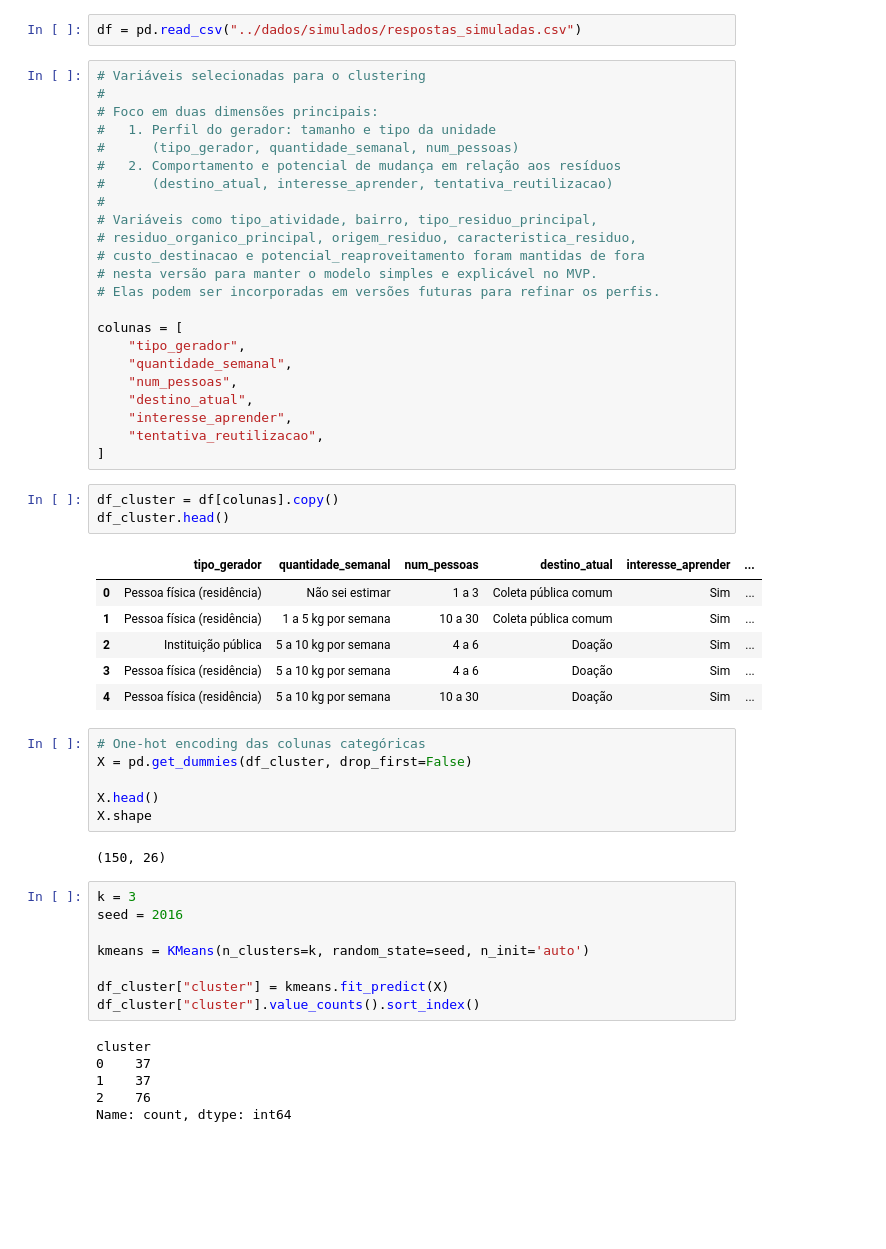
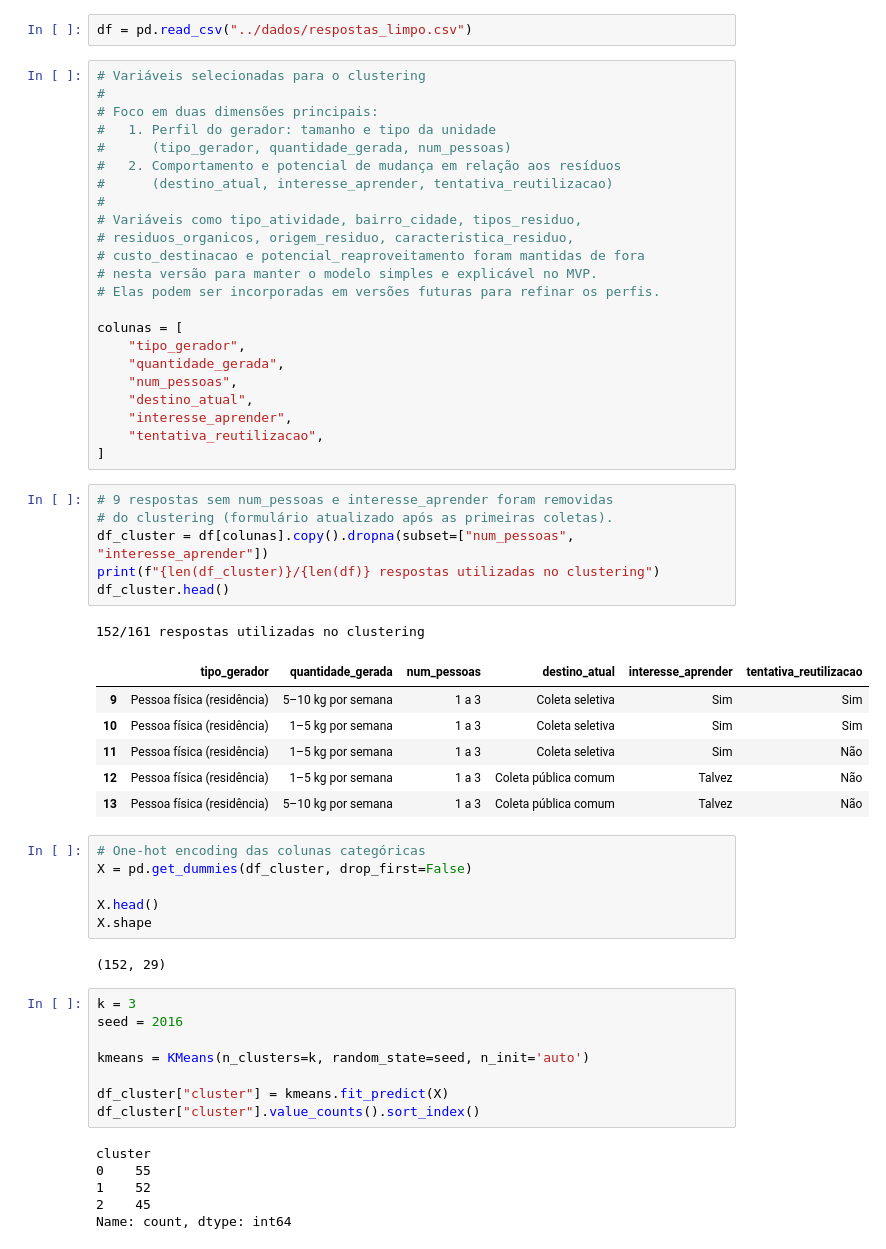
Before and after one commit to marcosconci1/residuos-chapeco-ml, a Jupyter notebook: notebooks/02_clusterizacao.ipynb, the cells around one changed output. Saved outputs shown, nothing was run; the diff lists cells and outputs as text; blank space fills up the shorter version.

```diff
--- a/notebooks/02_clusterizacao.ipynb
+++ b/notebooks/02_clusterizacao.ipynb
@@ -6,38 +20,42 @@ import matplotlib.pyplot as plt
 # %%
-df = pd.read_csv("../dados/simulados/respostas_simuladas.csv")
+df = pd.read_csv("../dados/respostas_limpo.csv")
 # %%
 # Variáveis selecionadas para o clustering
 #
 # Foco em duas dimensões principais:
 #   1. Perfil do gerador: tamanho e tipo da unidade
-#      (tipo_gerador, quantidade_semanal, num_pessoas)
+#      (tipo_gerador, quantidade_gerada, num_pessoas)
 #   2. Comportamento e potencial de mudança em relação aos resíduos
 #      (destino_atual, interesse_aprender, tentativa_reutilizacao)
 #
-# Variáveis como tipo_atividade, bairro, tipo_residuo_principal,
-# residuo_organico_principal, origem_residuo, caracteristica_residuo,
+# Variáveis como tipo_atividade, bairro_cidade, tipos_residuo,
+# residuos_organicos, origem_residuo, caracteristica_residuo,
 # custo_destinacao e potencial_reaproveitamento foram mantidas de fora
 # nesta versão para manter o modelo simples e explicável no MVP.
 # Elas podem ser incorporadas em versões futuras para refinar os perfis.
 
 colunas = [
     "tipo_gerador",
-    "quantidade_semanal",
+    "quantidade_gerada",
     "num_pessoas",
     "destino_atual",
     "interesse_aprender",
     "tentativa_reutilizacao",
 ]
 # %%
-df_cluster = df[colunas].copy()
+# 9 respostas sem num_pessoas e interesse_aprender foram removidas
+# do clustering (formulário atualizado após as primeiras coletas).
+df_cluster = df[colunas].copy().dropna(subset=["num_pessoas", "interesse_aprender"])
+print(f"{len(df_cluster)}/{len(df)} respostas utilizadas no clustering")
 df_cluster.head()
 # %% [output]
+152/161 respostas utilizadas no clustering
-|  | tipo_gerador | quantidade_semanal | num_pessoas | destino_atual | interesse_aprender | ... |
-| 0 | Pessoa física (residência) | Não sei estimar | 1 a 3 | Coleta pública comum | Sim | ... |
-| 1 | Pessoa física (residência) | 1 a 5 kg por semana | 10 a 30 | Coleta pública comum | Sim | ... |
-| 2 | Instituição pública | 5 a 10 kg por semana | 4 a 6 | Doação | Sim | ... |
-| 3 | Pessoa física (residência) | 5 a 10 kg por semana | 4 a 6 | Doação | Sim | ... |
-| 4 | Pessoa física (residência) | 5 a 10 kg por semana | 10 a 30 | Doação | Sim | ... |
+|  | tipo_gerador | quantidade_gerada | num_pessoas | destino_atual | interesse_aprender | tentativa_reutilizacao |
+| 9 | Pessoa física (residência) | 5–10 kg por semana | 1 a 3 | Coleta seletiva | Sim | Sim |
+| 10 | Pessoa física (residência) | 1–5 kg por semana | 1 a 3 | Coleta seletiva | Sim | Sim |
+| 11 | Pessoa física (residência) | 1–5 kg por semana | 1 a 3 | Coleta seletiva | Sim | Não |
+| 12 | Pessoa física (residência) | 1–5 kg por semana | 1 a 3 | Coleta pública comum | Talvez | Não |
+| 13 | Pessoa física (residência) | 5–10 kg por semana | 1 a 3 | Coleta pública comum | Talvez | Não |
 # %%
 # One-hot encoding das colunas categóricas
 X = pd.get_dummies(df_cluster, drop_first=False)
@@ -45,7 +63,7 @@ X = pd.get_dummies(df_cluster, drop_first=False)
 X.head()
 X.shape
 # %% [output]
-(150, 26)
+(152, 29)
 # %%
 k = 3
 seed = 2016
@@ -56,8 +74,8 @@ df_cluster["cluster"] = kmeans.fit_predict(X)
 df_cluster["cluster"].value_counts().sort_index()
 # %% [output]
 cluster
-0    37
-1    37
-2    76
+0    55
+1    52
+2    45
 Name: count, dtype: int64
 # %%
```
Also changed, not shown: parts of 8 cells of this notebook, 26 other files.
